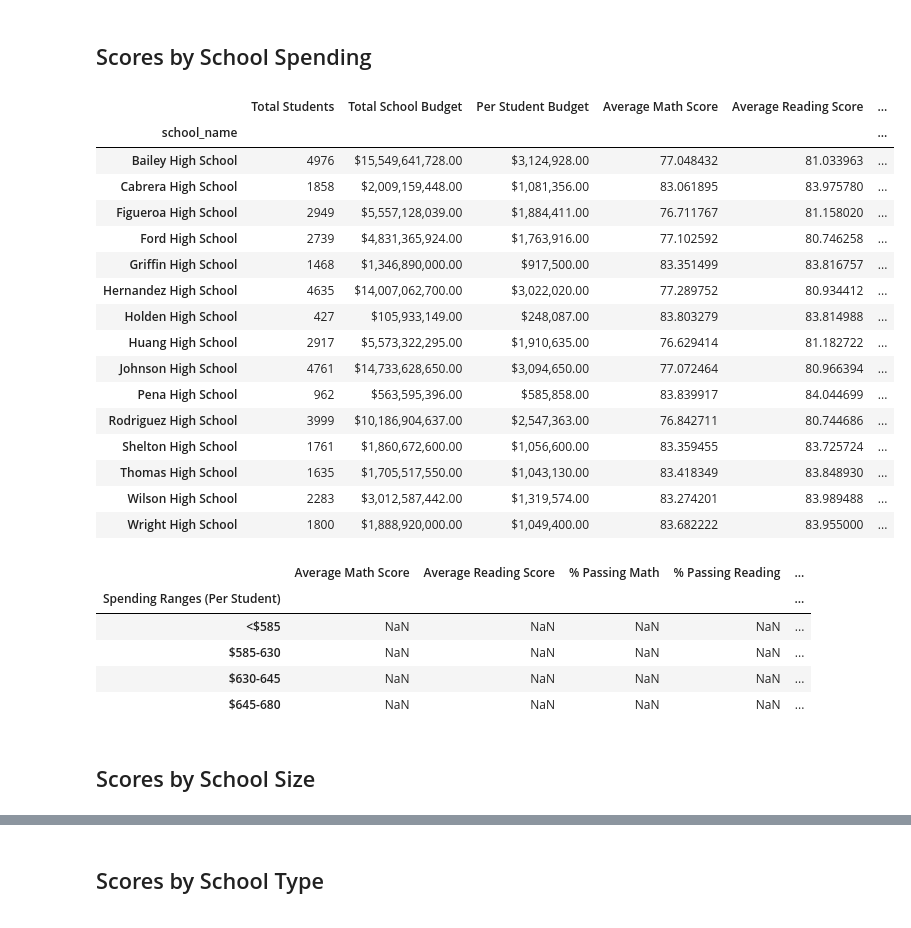
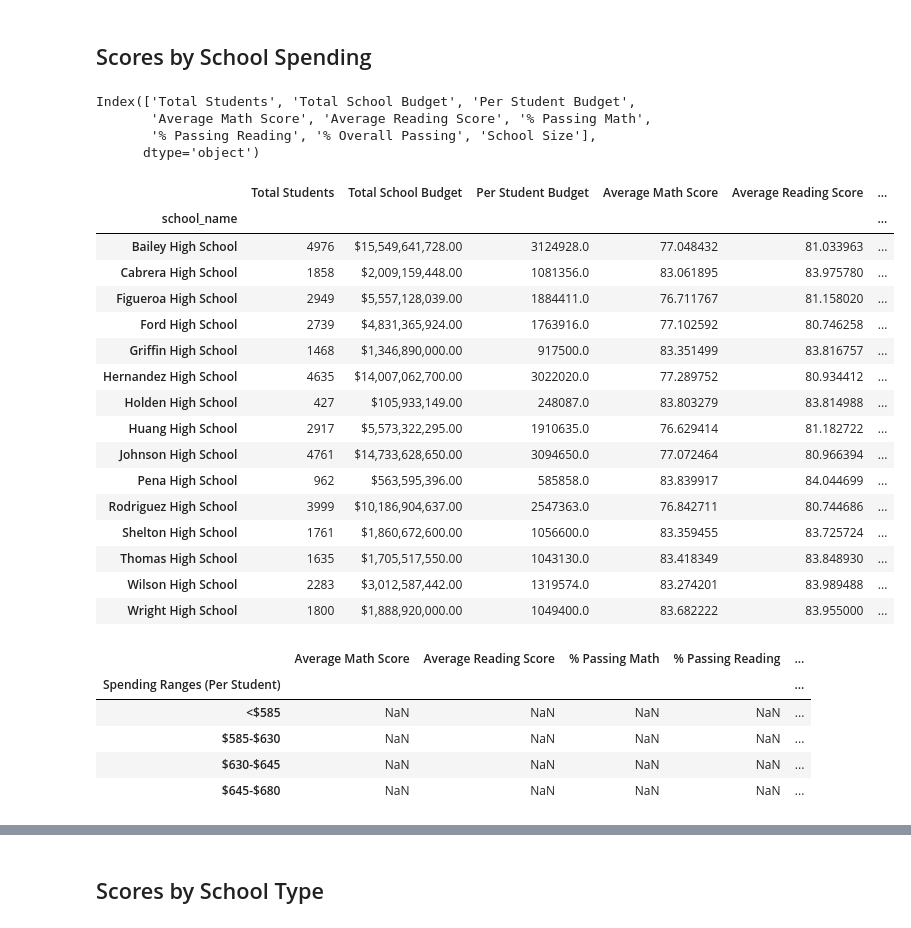
Before and after one commit to juliayemin/pandas-challenge, a Jupyter notebook: PyCitySchools/PyCitySchools_starter.ipynb, the cells around one changed output, grey strips where cells are left out. Drawn from its saved outputs; the diff is of its cells as text; code cells hidden in the pictures.

```diff
--- a/PyCitySchools/PyCitySchools_starter.ipynb
+++ b/PyCitySchools/PyCitySchools_starter.ipynb
@@ -466,34 +437,44 @@ reading_scores_by_grade
 # %% [markdown]
 ## Scores by School Spending
 # %%
-# Establish the bins
-spending_bins = ["0", "585", "630", "645", "680"]
-labels = ["<585", "585-630", "630-645", "645-680"]
+# Define the bins and corresponding labels
+spending_bins = [0, 585, 630, 645, 680]
+spending_labels = ["<$585", "$585-$630", "$630-$645", "$645-$680"]
 # %%
 # Create a copy of the school summary since it has the "Per Student Budget"
 school_spending_df = per_school_summary.copy()
+# %%
+school_spending_df.columns
+# %% [output]
+Index(['Total Students', 'Total School Budget', 'Per Student Budget',
+       'Average Math Score', 'Average Reading Score', '% Passing Math',
+       '% Passing Reading', '% Overall Passing', 'School Size'],
+      dtype='object')
+# %%
+# Convert the "Per Student Budget" column to numeric values
+school_spending_df['Per Student Budget'] = school_spending_df['Per Student Budget'].str.replace('$', '').str.replace(',', '').astype(float)
 # %%
 # Use `pd.cut` to categorize spending based on the bins.
-school_spending_df["Spending Ranges (Per Student)"] = pd.cut(school_spending_df['Per Student Budget'], bins=spending_bins, labels=labels, include_lowest=True)
+school_spending_df["Spending Ranges (Per Student)"] = pd.cut(school_spending_df["Per Student Budget"], bins=spending_bins, labels=spending_labels)
 school_spending_df
 # %% [output]
 |  | Total Students | Total School Budget | Per Student Budget | Average Math Score | Average Reading Score | ... |
 | school_name |  |  |  |  |  | ... |
-| Bailey High School | 4976 | $15,549,641,728.00 | $3,124,928.00 | 77.048432 | 81.033963 | ... |
-| Cabrera High School | 1858 | $2,009,159,448.00 | $1,081,356.00 | 83.061895 | 83.975780 | ... |
-| Figueroa High School | 2949 | $5,557,128,039.00 | $1,884,411.00 | 76.711767 | 81.158020 | ... |
-| Ford High School | 2739 | $4,831,365,924.00 | $1,763,916.00 | 77.102592 | 80.746258 | ... |
-| Griffin High School | 1468 | $1,346,890,000.00 | $917,500.00 | 83.351499 | 83.816757 | ... |
-| Hernandez High School | 4635 | $14,007,062,700.00 | $3,022,020.00 | 77.289752 | 80.934412 | ... |
-| Holden High School | 427 | $105,933,149.00 | $248,087.00 | 83.803279 | 83.814988 | ... |
-| Huang High School | 2917 | $5,573,322,295.00 | $1,910,635.00 | 76.629414 | 81.182722 | ... |
-| Johnson High School | 4761 | $14,733,628,650.00 | $3,094,650.00 | 77.072464 | 80.966394 | ... |
-| Pena High School | 962 | $563,595,396.00 | $585,858.00 | 83.839917 | 84.044699 | ... |
-| Rodriguez High School | 3999 | $10,186,904,637.00 | $2,547,363.00 | 76.842711 | 80.744686 | ... |
-| Shelton High School | 1761 | $1,860,672,600.00 | $1,056,600.00 | 83.359455 | 83.725724 | ... |
-| Thomas High School | 1635 | $1,705,517,550.00 | $1,043,130.00 | 83.418349 | 83.848930 | ... |
-| Wilson High School | 2283 | $3,012,587,442.00 | $1,319,574.00 | 83.274201 | 83.989488 | ... |
-| Wright High School | 1800 | $1,888,920,000.00 | $1,049,400.00 | 83.682222 | 83.955000 | ... |
+| Bailey High School | 4976 | $15,549,641,728.00 | 3124928.0 | 77.048432 | 81.033963 | ... |
+| Cabrera High School | 1858 | $2,009,159,448.00 | 1081356.0 | 83.061895 | 83.975780 | ... |
+| Figueroa High School | 2949 | $5,557,128,039.00 | 1884411.0 | 76.711767 | 81.158020 | ... |
+| Ford High School | 2739 | $4,831,365,924.00 | 1763916.0 | 77.102592 | 80.746258 | ... |
+| Griffin High School | 1468 | $1,346,890,000.00 | 917500.0 | 83.351499 | 83.816757 | ... |
+| Hernandez High School | 4635 | $14,007,062,700.00 | 3022020.0 | 77.289752 | 80.934412 | ... |
+| Holden High School | 427 | $105,933,149.00 | 248087.0 | 83.803279 | 83.814988 | ... |
+| Huang High School | 2917 | $5,573,322,295.00 | 1910635.0 | 76.629414 | 81.182722 | ... |
+| Johnson High School | 4761 | $14,733,628,650.00 | 3094650.0 | 77.072464 | 80.966394 | ... |
+| Pena High School | 962 | $563,595,396.00 | 585858.0 | 83.839917 | 84.044699 | ... |
+| Rodriguez High School | 3999 | $10,186,904,637.00 | 2547363.0 | 76.842711 | 80.744686 | ... |
+| Shelton High School | 1761 | $1,860,672,600.00 | 1056600.0 | 83.359455 | 83.725724 | ... |
+| Thomas High School | 1635 | $1,705,517,550.00 | 1043130.0 | 83.418349 | 83.848930 | ... |
+| Wilson High School | 2283 | $3,012,587,442.00 | 1319574.0 | 83.274201 | 83.989488 | ... |
+| Wright High School | 1800 | $1,888,920,000.00 | 1049400.0 | 83.682222 | 83.955000 | ... |
 # %%
 #  Calculate averages for the desired columns.
 spending_math_scores = school_spending_df.groupby(["Spending Ranges (Per Student)"])["Average Math Score"].mean()
@@ -517,8 +498,6 @@ spending_summary
 |  | Average Math Score | Average Reading Score | % Passing Math | % Passing Reading | ... |
 | Spending Ranges (Per Student) |  |  |  |  | ... |
 | <$585 | NaN | NaN | NaN | NaN | ... |
-| $585-630 | NaN | NaN | NaN | NaN | ... |
-| $630-645 | NaN | NaN | NaN | NaN | ... |
-| $645-680 | NaN | NaN | NaN | NaN | ... |
+| $585-$630 | NaN | NaN | NaN | NaN | ... |
+| $630-$645 | NaN | NaN | NaN | NaN | ... |
+| $645-$680 | NaN | NaN | NaN | NaN | ... |
-# %% [markdown]
-## Scores by School Size
```
Also changed, not shown: parts of 12 cells of this notebook.
